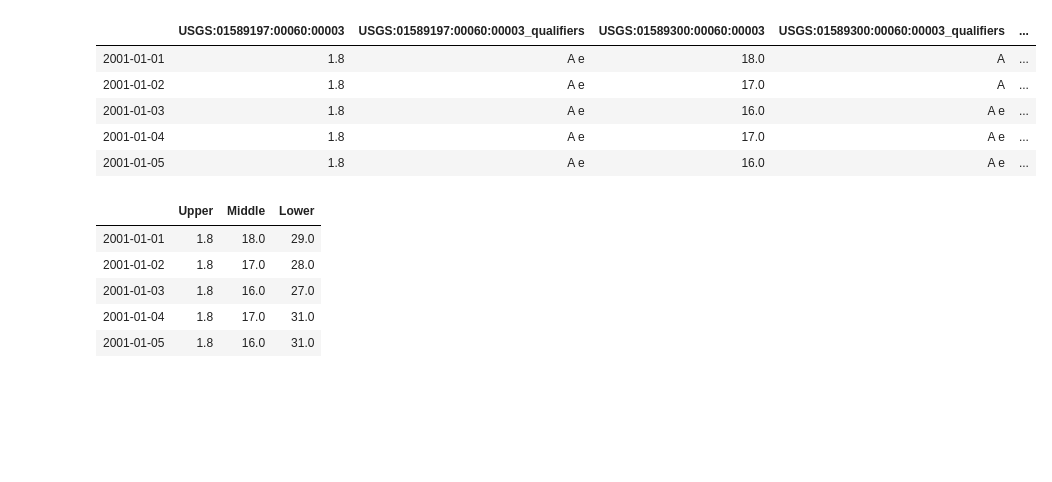
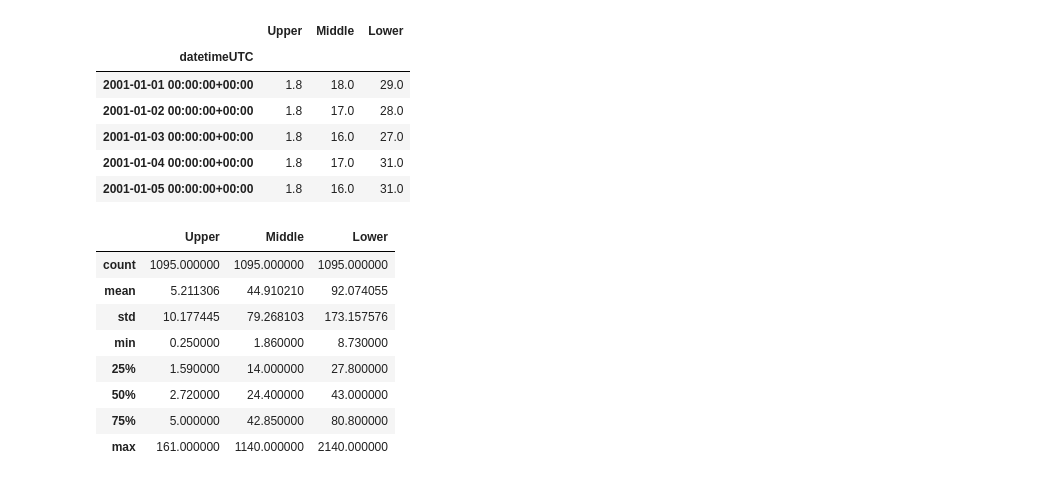
Before and after one commit to mroberge/hydrofunctions, a Jupyter notebook: docs/notebooks/Hydrofunctions_nested_watersheds.ipynb, the cells around one changed output. Drawn from its saved outputs; the diff is of its cells as text; code cells hidden in the pictures; blank space fills up the shorter version.

```diff
--- a/docs/notebooks/Hydrofunctions_nested_watersheds.ipynb
+++ b/docs/notebooks/Hydrofunctions_nested_watersheds.ipynb
@@ -10,11 +15,6 @@ hf.draw_map()
 # %%
-#farthest upstream is GWYNNS FALLS NEAR DELIGHT, MD, dv01589197
-#middle of stream is GWYNNS FALLS AT VILLA NOVA, MD, dv01589300
-#farthest downstream is GWYNNS FALLS AT WASHINGTON BLVD AT BALTIMORE, MD, dv01589352
+streamid = ['01589197', '01589300','01589352']
 # request data for our two sites for a three-year period.
-streamid = ['01589197', '01589300','01589352']
-sites = hf.NWIS(streamid, start_date='2001-01-01', end_date='2003-12-31')
-sites.get_data()
-#validate that the data was imported
-sites.ok
+sites = hf.NWIS(streamid, 'dv', start_date='2001-01-01', end_date='2003-12-31')
+sites
 # %% [output]
@@ -22,29 +30,32 @@ True
 # %%
 #create a dataframe of the sites
-Q = sites.df()
+Q = sites.df('discharge')
+#rename the columns
+Q.columns=['Upper', 'Middle', 'Lower']
 #show the first few rows of the data
 Q.head()
 # %% [output]
-|  | USGS:01589197:00060:00003 | USGS:01589197:00060:00003_qualifiers | USGS:01589300:00060:00003 | USGS:01589300:00060:00003_qualifiers | ... |
-| 2001-01-01 | 1.8 | A e | 18.0 | A | ... |
-| 2001-01-02 | 1.8 | A e | 17.0 | A | ... |
-| 2001-01-03 | 1.8 | A e | 16.0 | A e | ... |
-| 2001-01-04 | 1.8 | A e | 17.0 | A e | ... |
-| 2001-01-05 | 1.8 | A e | 16.0 | A e | ... |
+|  | Upper | Middle | Lower |
+| datetimeUTC |  |  |  |
+| 2001-01-01 00:00:00+00:00 | 1.8 | 18.0 | 29.0 |
+| 2001-01-02 00:00:00+00:00 | 1.8 | 17.0 | 28.0 |
+| 2001-01-03 00:00:00+00:00 | 1.8 | 16.0 | 27.0 |
+| 2001-01-04 00:00:00+00:00 | 1.8 | 17.0 | 31.0 |
+| 2001-01-05 00:00:00+00:00 | 1.8 | 16.0 | 31.0 |
-# %%
-#drop the qualifier columns from the dataframe
-Q = Q.drop(['USGS:01589197:00060:00003_qualifiers','USGS:01589300:00060:00003_qualifiers', "USGS:01589352:00060:00003_qualifiers"], axis=1)
-#rename the columns
-Q.columns=['Upper', 'Middle', 'Lower']
-#verify that the columns were dropped and renamed by showing the first few rows
-Q.head()
-# %% [output]
-|  | Upper | Middle | Lower |
-| 2001-01-01 | 1.8 | 18.0 | 29.0 |
-| 2001-01-02 | 1.8 | 17.0 | 28.0 |
-| 2001-01-03 | 1.8 | 16.0 | 27.0 |
-| 2001-01-04 | 1.8 | 17.0 | 31.0 |
-| 2001-01-05 | 1.8 | 16.0 | 31.0 |
+# %%
+#look at the descriptive statistics for each part of the stream.
+#Note that the mean and standard deviation increase as you move down the stream
+Q.describe()
+# %% [output]
+|  | Upper | Middle | Lower |
+| count | 1095.000000 | 1095.000000 | 1095.000000 |
+| mean | 5.211306 | 44.910210 | 92.074055 |
+| std | 10.177445 | 79.268103 | 173.157576 |
+| min | 0.250000 | 1.860000 | 8.730000 |
+| 25% | 1.590000 | 14.000000 | 27.800000 |
+| 50% | 2.720000 | 24.400000 | 43.000000 |
+| 75% | 5.000000 | 42.850000 | 80.800000 |
+| max | 161.000000 | 1140.000000 | 2140.000000 |
 # %%
 #create a flow duration for each of the streams
 hf.flow_duration(Q)
```
Also changed, not shown: parts of 13 cells of this notebook, 2 other files.
